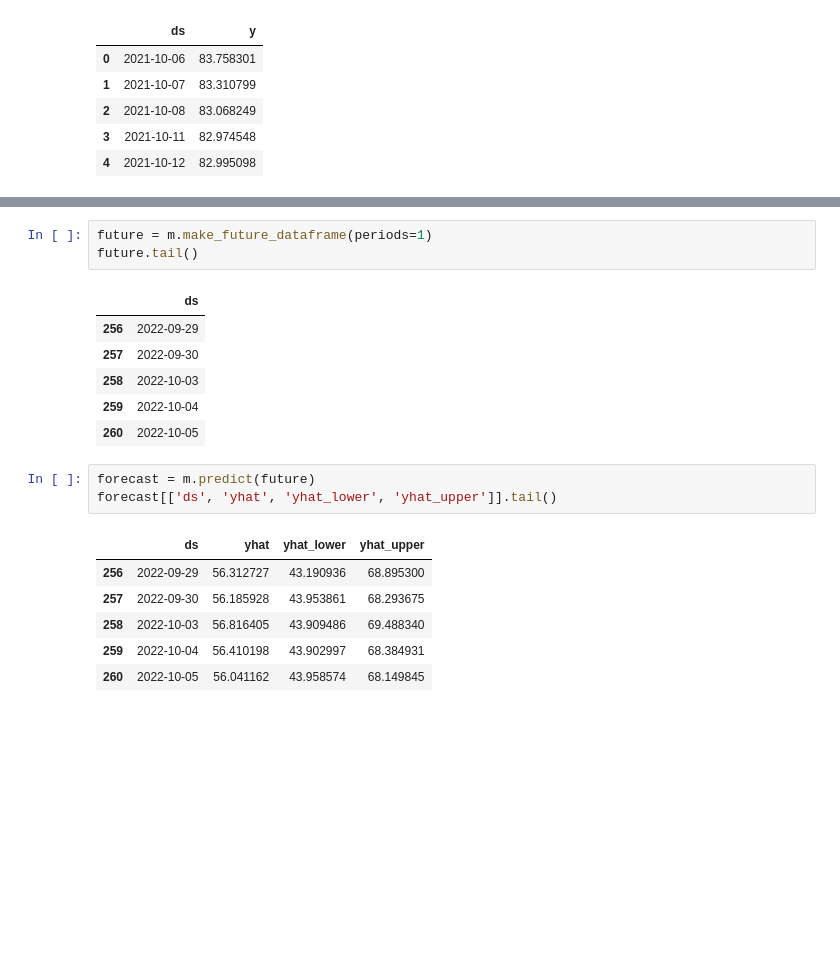
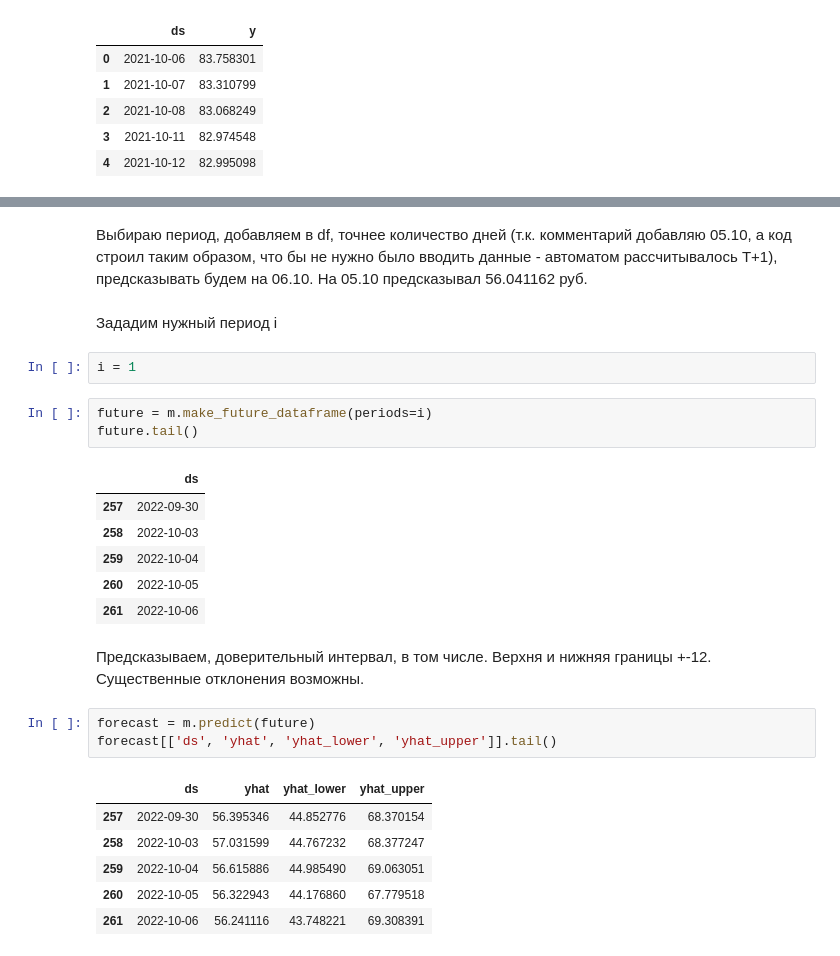
Before and after one commit to Andrewekb/study_for_github, a Jupyter notebook: ML/ДЗ_2.ipynb, the cells around one changed output, grey strips where cells are left out. Cells and saved outputs as stored; diff of their text form; blank space fills up the shorter version.

```diff
--- a/ML/ДЗ_2.ipynb
+++ b/ML/ДЗ_2.ipynb
@@ -83,23 +90,33 @@ Optimization terminated normally:
+# %% [markdown]
+Выбираю период, добавляем в df, точнее количество дней (т.к. комментарий добавляю 05.10, а код строил таким образом, что бы не нужно было вводить данные - автоматом рассчитывалось T+1), предсказывать будем на 06.10.
+На 05.10 предсказывал 56.041162	руб.
+# %% [markdown]
+Зададим нужный период i
+# %%
+i = 1
 # %%
-future = m.make_future_dataframe(periods=1)
+future = m.make_future_dataframe(periods=i)
 future.tail()
 # %% [output]
 |  | ds |
-| 256 | 2022-09-29 |
 | 257 | 2022-09-30 |
 | 258 | 2022-10-03 |
 | 259 | 2022-10-04 |
 | 260 | 2022-10-05 |
+| 261 | 2022-10-06 |
+# %% [markdown]
+Предсказываем, доверительный интервал, в том числе.
+Верхня и нижняя границы +-12. Существенные отклонения возможны.
 # %%
 forecast = m.predict(future)
 forecast[['ds', 'yhat', 'yhat_lower', 'yhat_upper']].tail()
 # %% [output]
 |  | ds | yhat | yhat_lower | yhat_upper |
-| 256 | 2022-09-29 | 56.312727 | 43.190936 | 68.895300 |
-| 257 | 2022-09-30 | 56.185928 | 43.953861 | 68.293675 |
-| 258 | 2022-10-03 | 56.816405 | 43.909486 | 69.488340 |
-| 259 | 2022-10-04 | 56.410198 | 43.902997 | 68.384931 |
-| 260 | 2022-10-05 | 56.041162 | 43.958574 | 68.149845 |
+| 257 | 2022-09-30 | 56.395346 | 44.852776 | 68.370154 |
+| 258 | 2022-10-03 | 57.031599 | 44.767232 | 68.377247 |
+| 259 | 2022-10-04 | 56.615886 | 44.985490 | 69.063051 |
+| 260 | 2022-10-05 | 56.322943 | 44.176860 | 67.779518 |
+| 261 | 2022-10-06 | 56.241116 | 43.748221 | 69.308391 |
 # %%
 fig1 = m.plot(forecast)
 # %% [output]
```
Also changed, not shown: parts of 10 cells of this notebook, 2 other files.
